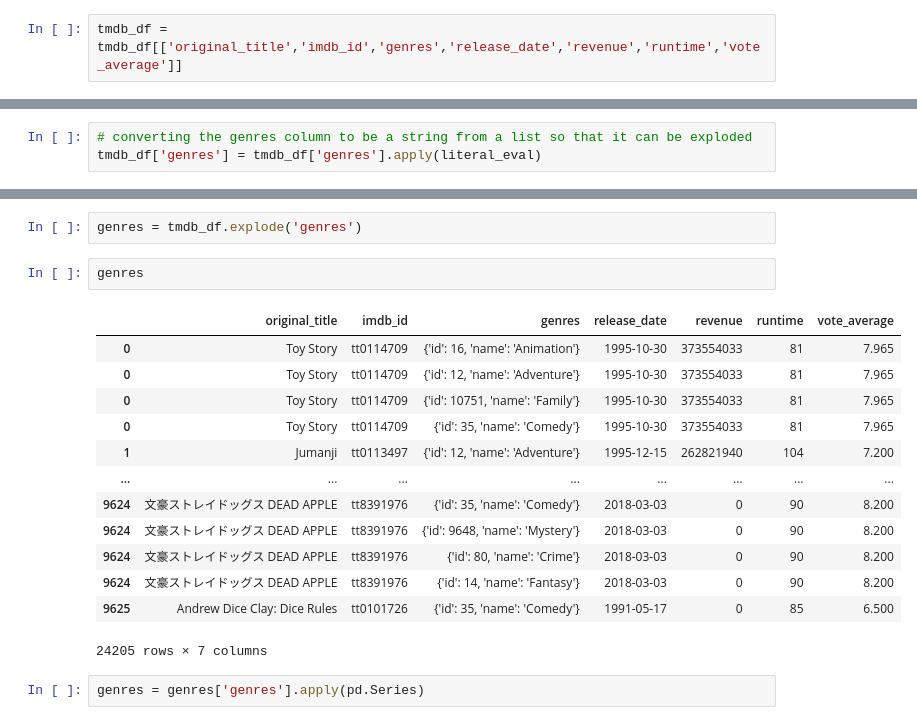
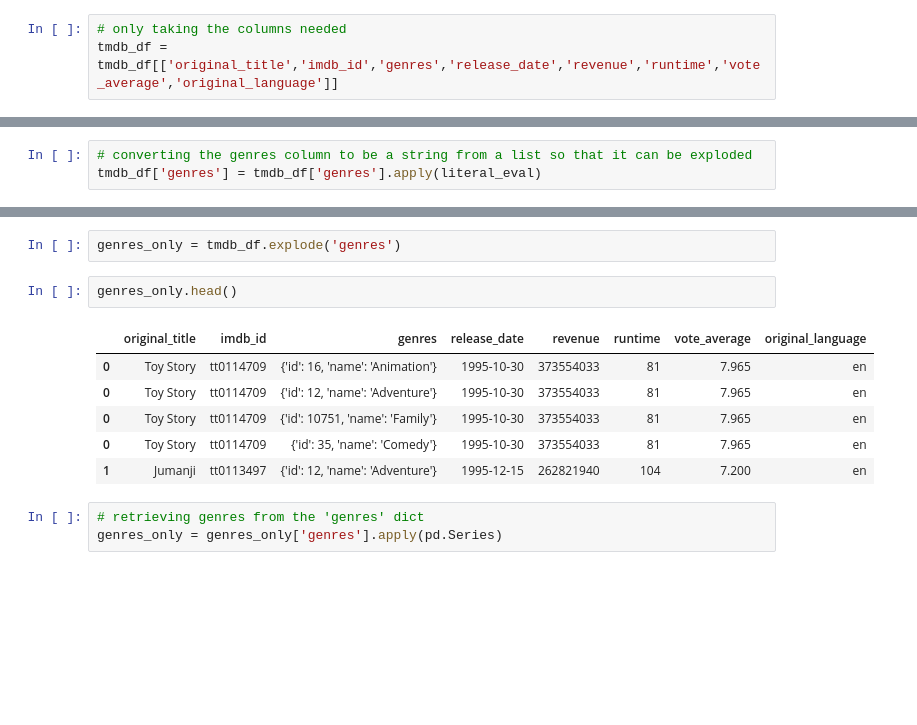
Before and after one commit to annleystanley/final_project, a Jupyter notebook: preparation/cleaning.ipynb, the cells around one changed output, grey strips where cells are left out. Saved outputs shown, nothing was run; the diff lists cells and outputs as text; blank space fills up the shorter version.

```diff
--- a/preparation/cleaning.ipynb
+++ b/preparation/cleaning.ipynb
@@ -40,7 +40,8 @@ Data columns (total 32 columns):
 dtypes: bool(2), float64(7), int64(5), object(18)
 memory usage: 2.2+ MB
 # %%
-tmdb_df = tmdb_df[['original_title','imdb_id','genres','release_date','revenue','runtime','vote_average']]
+# only taking the columns needed
+tmdb_df = tmdb_df[['original_title','imdb_id','genres','release_date','revenue','runtime','vote_average','original_language']]
 # %%
 tmdb_df.head()
 # %% [output]
@@ -65,21 +66,15 @@ tmdb_df.head()
 # %%
-genres = tmdb_df.explode('genres')
+genres_only = tmdb_df.explode('genres')
 # %%
-genres
+genres_only.head()
 # %% [output]
-|  | original_title | imdb_id | genres | release_date | revenue | runtime | vote_average |
-| 0 | Toy Story | tt0114709 | {'id': 16, 'name': 'Animation'} | 1995-10-30 | 373554033 | 81 | 7.965 |
-| 0 | Toy Story | tt0114709 | {'id': 12, 'name': 'Adventure'} | 1995-10-30 | 373554033 | 81 | 7.965 |
-| 0 | Toy Story | tt0114709 | {'id': 10751, 'name': 'Family'} | 1995-10-30 | 373554033 | 81 | 7.965 |
-| 0 | Toy Story | tt0114709 | {'id': 35, 'name': 'Comedy'} | 1995-10-30 | 373554033 | 81 | 7.965 |
-| 1 | Jumanji | tt0113497 | {'id': 12, 'name': 'Adventure'} | 1995-12-15 | 262821940 | 104 | 7.200 |
-| ... | ... | ... | ... | ... | ... | ... | ... |
-| 9624 | 文豪ストレイドッグス DEAD APPLE | tt8391976 | {'id': 35, 'name': 'Comedy'} | 2018-03-03 | 0 | 90 | 8.200 |
-| 9624 | 文豪ストレイドッグス DEAD APPLE | tt8391976 | {'id': 9648, 'name': 'Mystery'} | 2018-03-03 | 0 | 90 | 8.200 |
-| 9624 | 文豪ストレイドッグス DEAD APPLE | tt8391976 | {'id': 80, 'name': 'Crime'} | 2018-03-03 | 0 | 90 | 8.200 |
-| 9624 | 文豪ストレイドッグス DEAD APPLE | tt8391976 | {'id': 14, 'name': 'Fantasy'} | 2018-03-03 | 0 | 90 | 8.200 |
-| 9625 | Andrew Dice Clay: Dice Rules | tt0101726 | {'id': 35, 'name': 'Comedy'} | 1991-05-17 | 0 | 85 | 6.500 |
+|  | original_title | imdb_id | genres | release_date | revenue | runtime | vote_average | original_language |
+| 0 | Toy Story | tt0114709 | {'id': 16, 'name': 'Animation'} | 1995-10-30 | 373554033 | 81 | 7.965 | en |
+| 0 | Toy Story | tt0114709 | {'id': 12, 'name': 'Adventure'} | 1995-10-30 | 373554033 | 81 | 7.965 | en |
+| 0 | Toy Story | tt0114709 | {'id': 10751, 'name': 'Family'} | 1995-10-30 | 373554033 | 81 | 7.965 | en |
+| 0 | Toy Story | tt0114709 | {'id': 35, 'name': 'Comedy'} | 1995-10-30 | 373554033 | 81 | 7.965 | en |
+| 1 | Jumanji | tt0113497 | {'id': 12, 'name': 'Adventure'} | 1995-12-15 | 262821940 | 104 | 7.200 | en |
-24205 rows × 7 columns
 # %%
-genres = genres['genres'].apply(pd.Series)
+# retrieving genres from the 'genres' dict
+genres_only = genres_only['genres'].apply(pd.Series)
 # %%
```
Also changed, not shown: parts of 114 cells of this notebook, 7 other files.
